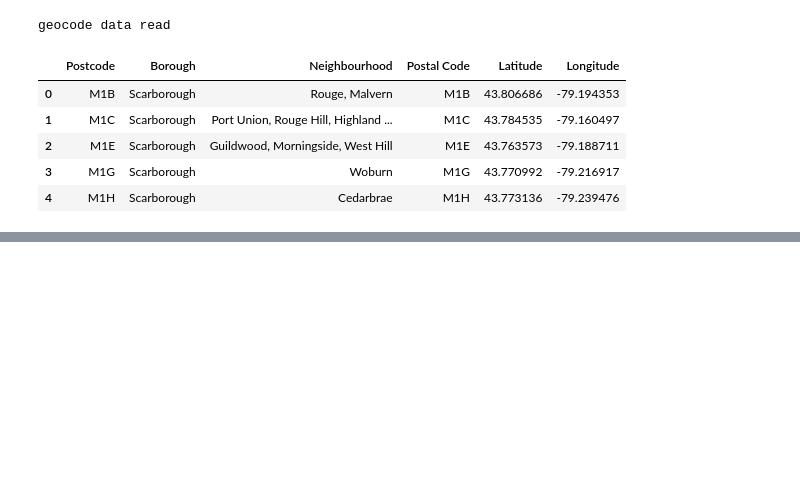
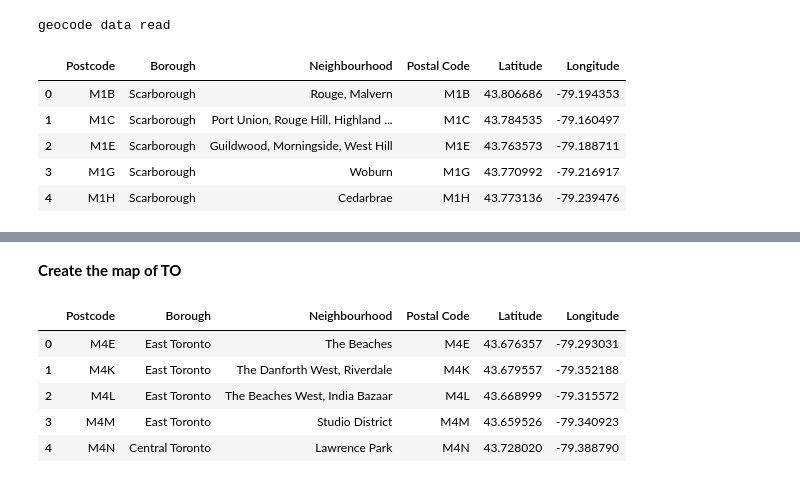
Before and after one commit to ouncuror/Coursera_Capstone, a Jupyter notebook: Ozge Uncu - Coursera Capstone - Week 3.ipynb, the cells around one changed output, grey strips where cells are left out. Drawn from its saved outputs; the diff is of its cells as text; code cells hidden in the pictures; blank space fills up the shorter version.

```diff
--- a/Ozge Uncu - Coursera Capstone - Week 3.ipynb
+++ b/Ozge Uncu - Coursera Capstone - Week 3.ipynb
@@ -75,0 +111,12 @@ df3.head()
+# %% [markdown]
+**Create the map of TO**
+# %%
+TO_boroughs_data = df3[df3['Borough'].str.contains("Toronto")].reset_index(drop=True)
+TO_boroughs_data.head()
+# %% [output]
+|  | Postcode | Borough | Neighbourhood | Postal Code | Latitude | Longitude |
+| 0 | M4E | East Toronto | The Beaches | M4E | 43.676357 | -79.293031 |
+| 1 | M4K | East Toronto | The Danforth West, Riverdale | M4K | 43.679557 | -79.352188 |
+| 2 | M4L | East Toronto | The Beaches West, India Bazaar | M4L | 43.668999 | -79.315572 |
+| 3 | M4M | East Toronto | Studio District | M4M | 43.659526 | -79.340923 |
+| 4 | M4N | Central Toronto | Lawrence Park | M4N | 43.728020 | -79.388790 |
```
Also changed, not shown: parts of 11 cells of this notebook.
